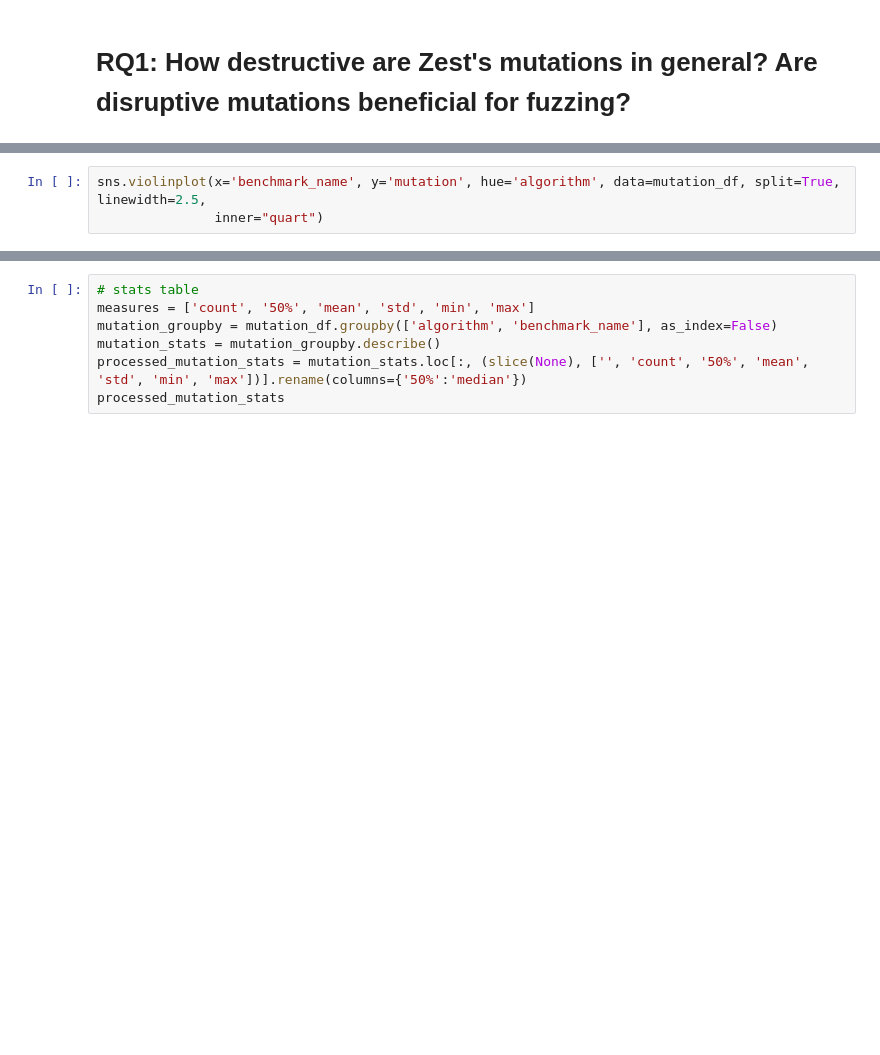
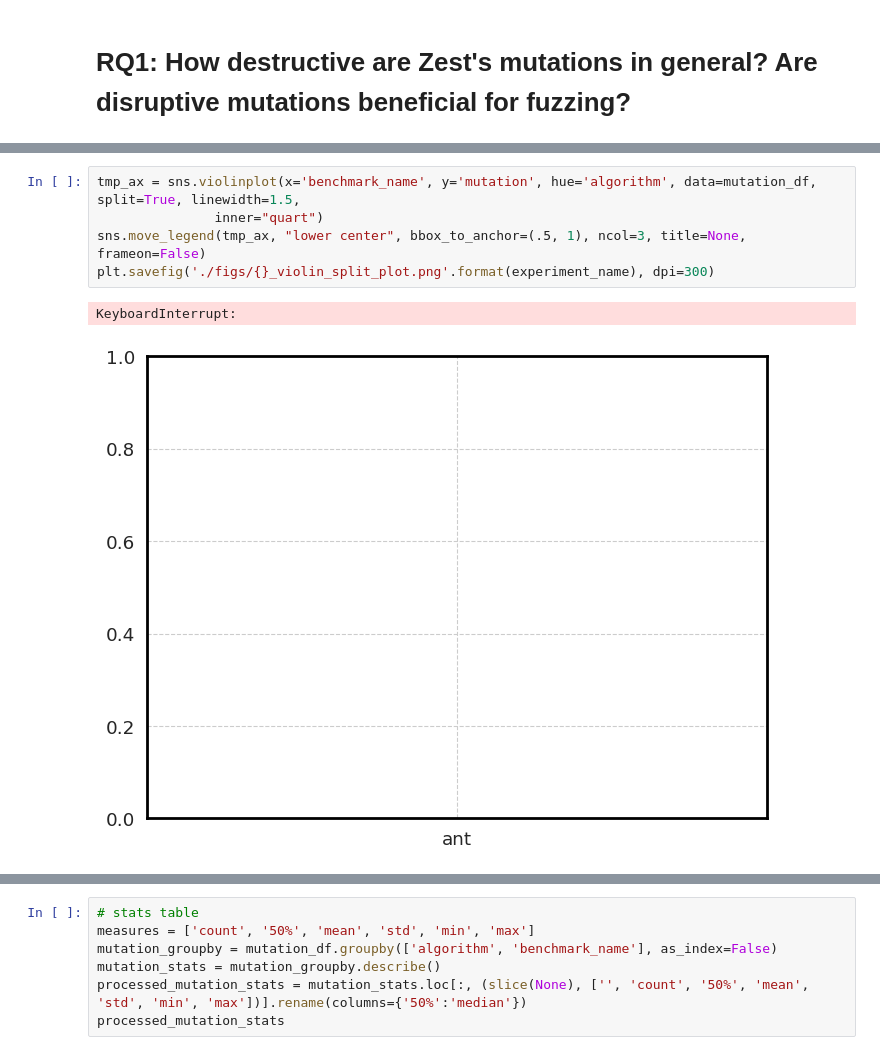
Before and after one commit to aoli-al/JQF-ei, a Jupyter notebook: scripts/experiments/ei/ei-ubc/data_exploration.ipynb, the cells around one changed output, grey strips where cells are left out. Drawn from its saved outputs; the diff is of its cells as text; blank space fills up the shorter version.

```diff
--- a/scripts/experiments/ei/ei-ubc/data_exploration.ipynb
+++ b/scripts/experiments/ei/ei-ubc/data_exploration.ipynb
@@ -31,6 +41,11 @@ creating dataframe...
 # %%
-sns.violinplot(x='benchmark_name', y='mutation', hue='algorithm', data=mutation_df, split=True, linewidth=2.5,
+tmp_ax = sns.violinplot(x='benchmark_name', y='mutation', hue='algorithm', data=mutation_df, split=True, linewidth=1.5,
                inner="quart")
+sns.move_legend(tmp_ax, "lower center", bbox_to_anchor=(.5, 1), ncol=3, title=None, frameon=False)
+plt.savefig('./figs/{}_violin_split_plot.png'.format(experiment_name), dpi=300)
+# %% [output]
+KeyboardInterrupt:
+[figure, added]
 # %%
 # violin plot
 tmp_ax = sns.violinplot(data=mutation_df, x='benchmark_name', y='mutation', hue='algorithm')
```
Also changed, not shown: parts of 7 cells of this notebook, 10 other files.
